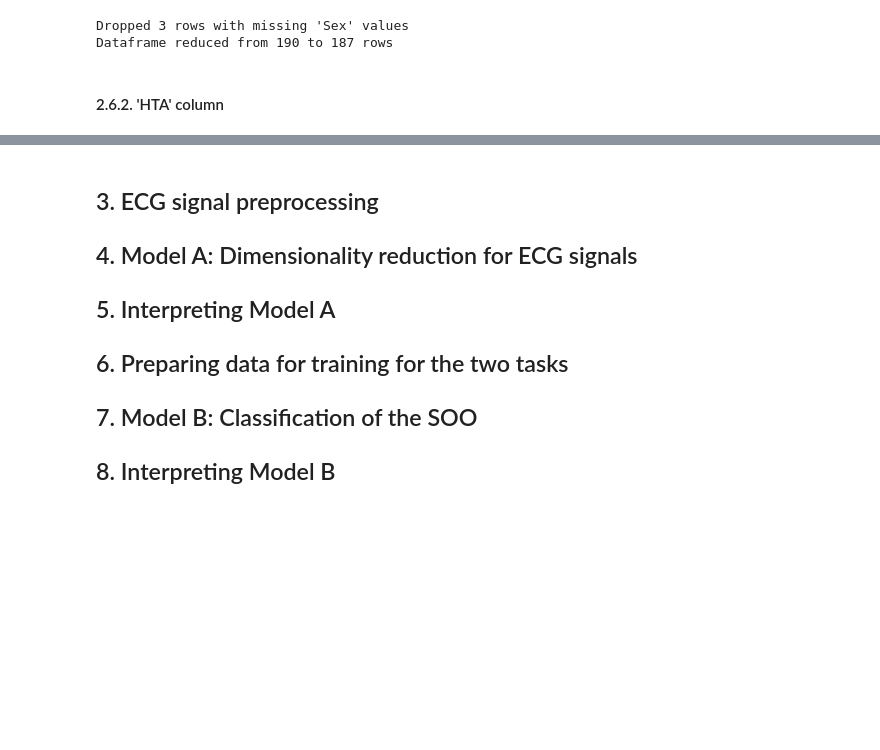
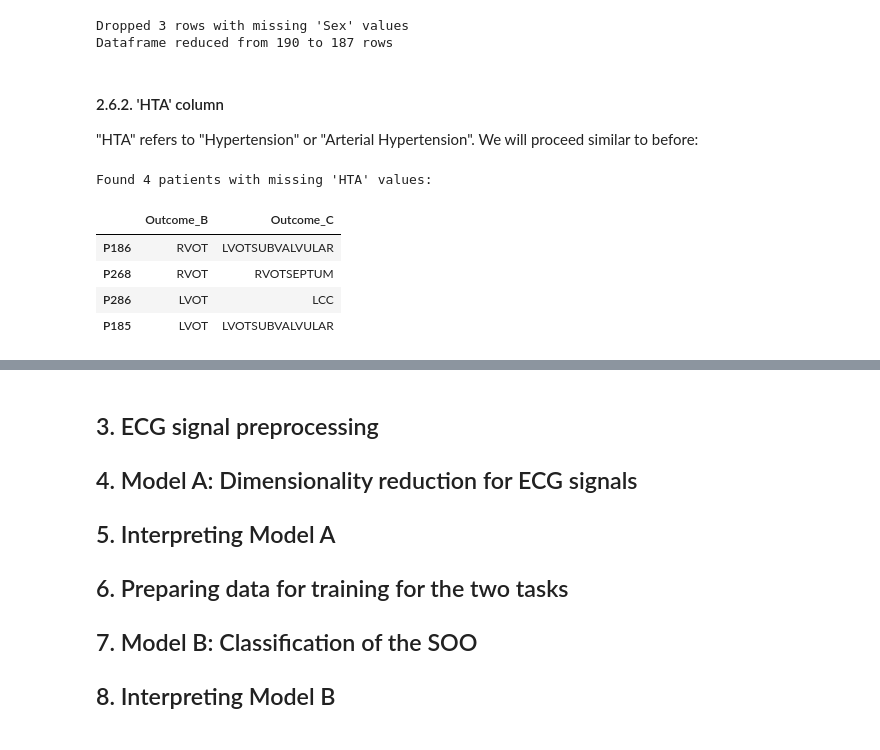
Before and after one commit to uripont/arrhythmia-origin-predictor, a Jupyter notebook: project_arrhythmias.ipynb, the cells around one changed output, grey strips where cells are left out. Cells and saved outputs as stored; diff of their text form; code cells hidden in the pictures; blank space fills up the shorter version.

```diff
--- a/project_arrhythmias.ipynb
+++ b/project_arrhythmias.ipynb
@@ -924,3 +937,14 @@ Dropped 3 rows with missing 'Sex' values
 Dataframe reduced from 190 to 187 rows
 # %% [markdown]
 #### 2.6.2. 'HTA' column
+
+"HTA" refers to "Hypertension" or "Arterial Hypertension". We will proceed similar to before:
+# %%
+check_missing_column_values(data, 'HTA')
+# %% [output]
+Found 4 patients with missing 'HTA' values:
+|  | Outcome_B | Outcome_C |
+| P186 | RVOT | LVOTSUBVALVULAR |
+| P268 | RVOT | RVOTSEPTUM |
+| P286 | LVOT | LCC |
+| P185 | LVOT | LVOTSUBVALVULAR |
```
Also changed, not shown: parts of 36 cells of this notebook.
